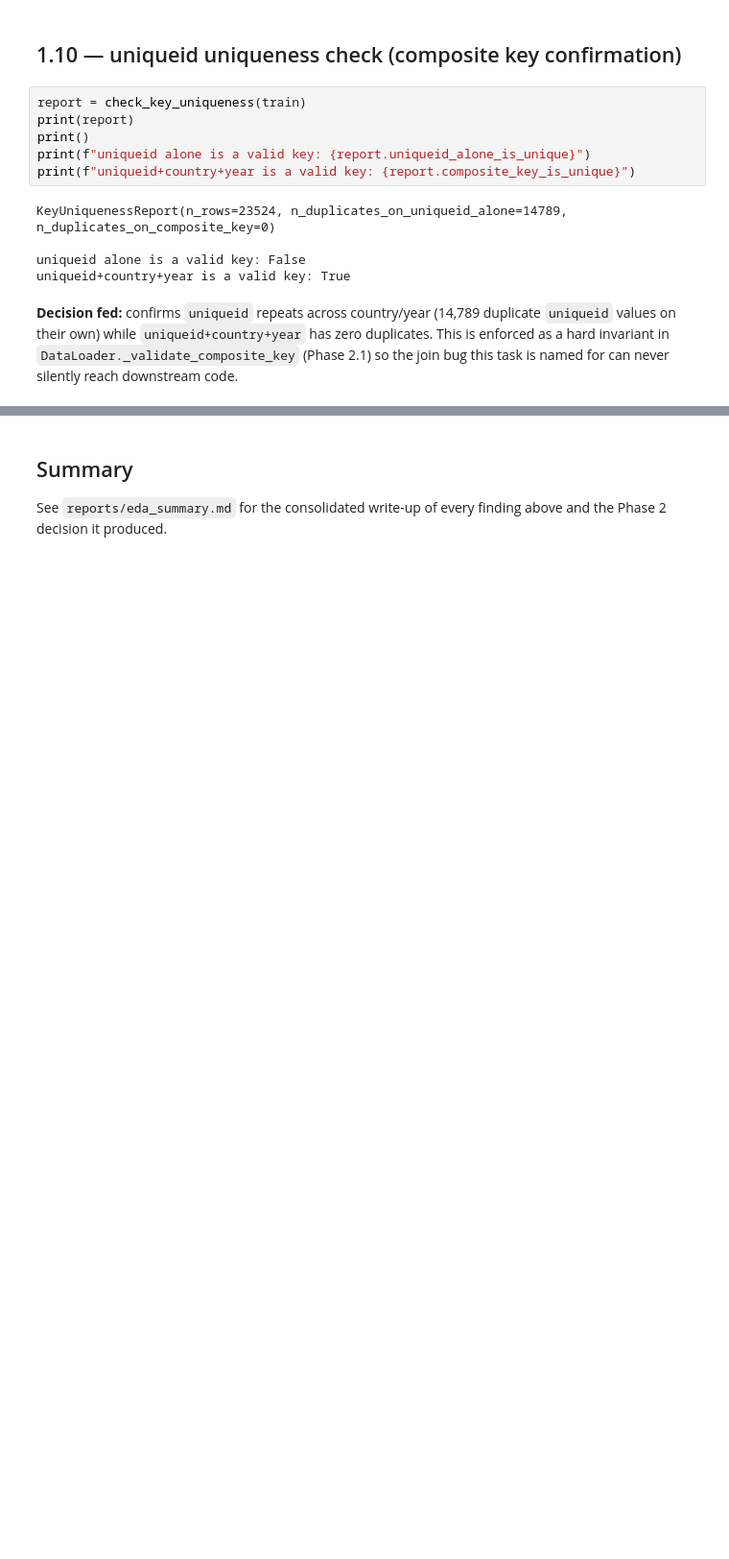
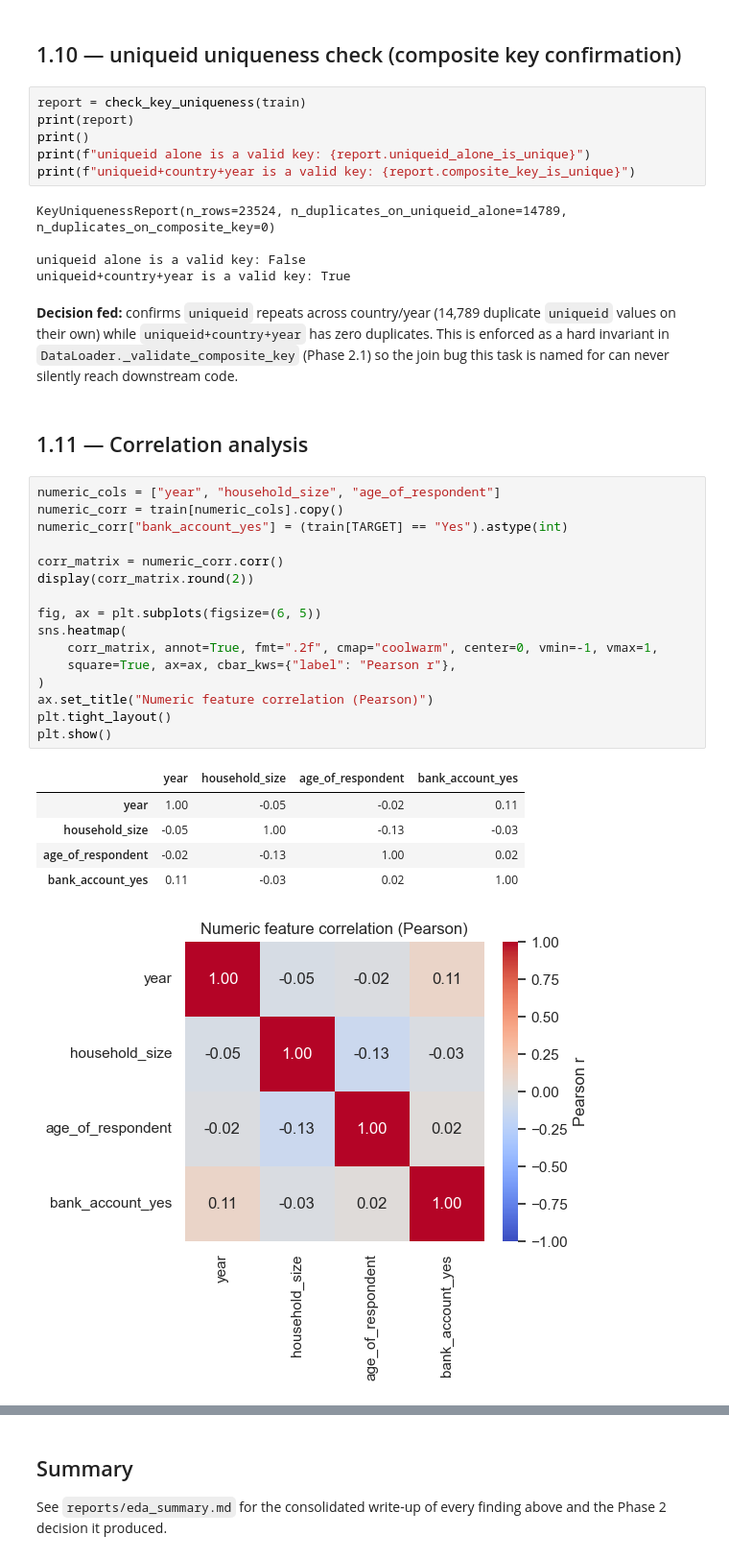
Before and after one commit to Charis-Opol/Financial_Inclusion_in_Africa_Machine_Learning_Pipeline_Task, a Jupyter notebook: notebooks/01_eda.ipynb, the cells around one changed output, grey strips where cells are left out. Shown at 96% size. Drawn from its saved outputs; the diff is of its cells as text; blank space fills up the shorter version.

Commit message:
EDA update and correlation anaylsis

```diff
--- a/notebooks/01_eda.ipynb
+++ b/notebooks/01_eda.ipynb
@@ -346,3 +345,28 @@ duplicate `uniqueid` values on their own) while `uniqueid+country+year` has
 zero duplicates. This is enforced as a hard invariant in
 `DataLoader._validate_composite_key` (Phase 2.1) so the join bug this task
 is named for can never silently reach downstream code.
+# %% [markdown]
+## 1.11 — Correlation analysis
+# %%
+numeric_cols = ["year", "household_size", "age_of_respondent"]
+numeric_corr = train[numeric_cols].copy()
+numeric_corr["bank_account_yes"] = (train[TARGET] == "Yes").astype(int)
+
+corr_matrix = numeric_corr.corr()
+display(corr_matrix.round(2))
+
+fig, ax = plt.subplots(figsize=(6, 5))
+sns.heatmap(
+    corr_matrix, annot=True, fmt=".2f", cmap="coolwarm", center=0, vmin=-1, vmax=1,
+    square=True, ax=ax, cbar_kws={"label": "Pearson r"},
+)
+ax.set_title("Numeric feature correlation (Pearson)")
+plt.tight_layout()
+plt.show()
+# %% [output]
+|  | year | household_size | age_of_respondent | bank_account_yes |
+| year | 1.00 | -0.05 | -0.02 | 0.11 |
+| household_size | -0.05 | 1.00 | -0.13 | -0.03 |
+| age_of_respondent | -0.02 | -0.13 | 1.00 | 0.02 |
+| bank_account_yes | 0.11 | -0.03 | 0.02 | 1.00 |
+[figure, added]
```
Also changed, not shown: parts of 4 cells of this notebook, 1 other file.
